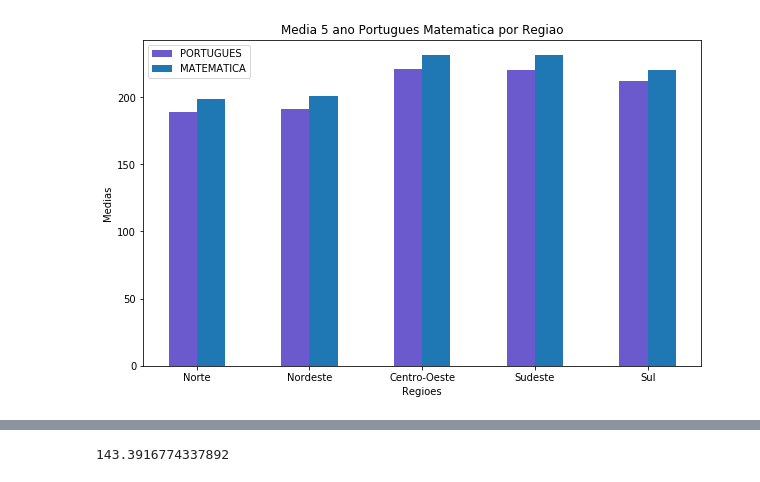
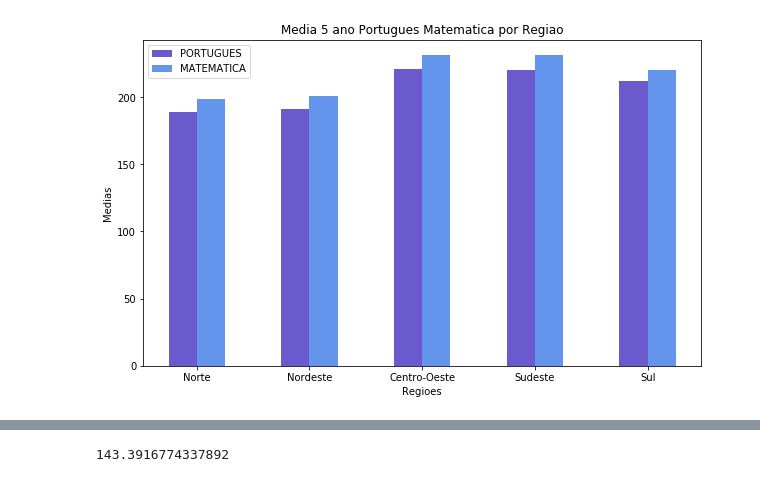
Before and after one commit to InfraSchools/analiseDados, a Jupyter notebook: novo_regioes.ipynb, the cells around one changed output, grey strips where cells are left out. Drawn from its saved outputs; the diff is of its cells as text; code cells hidden in the pictures.

```diff
--- a/novo_regioes.ipynb
+++ b/novo_regioes.ipynb
@@ -18,11 +18,11 @@ def medias_regiao(df_ori, regiao):
     df_media_MT = df_MT['MEDIA_5EF_MT'].sum()/len(df_MT['MEDIA_5EF_MT'])
     return (df_media_LP,df_media_MT)
 # %%
-df_ESC = ler_csv("ESCOLAS.CSV", '|', 'iso-8859-1', True)
-df_PU_ESC= ler_csv("ESCOLA_publicas.csv", ',', 'iso-8859-1', True)
-df_TS_ESC= ler_csv("TS_ESCOLA.csv", ',', 'iso-8859-1', True)
+df_ESC = ler_csv("./base/ESCOLAS.CSV", '|', 'iso-8859-1', True)
+df_PU_ESC= ler_csv("./base/ESCOLA_publicas.csv", ',', 'iso-8859-1', True)
+df_TS_ESC= ler_csv("./base/TS_ESCOLA.csv", ',', 'iso-8859-1', True)
 
-df_estados = ler_csv("EsatosNomeUFRegiao.csv", ',', 'iso-8859-1', True)
+df_estados = ler_csv("./base/EsatosNomeUFRegiao.csv", ',', 'iso-8859-1', True)
 # %%
 df7 = pd.merge(df_TS_ESC,df_ESC, left_on='ID_ESCOLA', right_on='CO_ENTIDADE',  how='left')
 # %%
@@ -37,18 +37,18 @@ regia_media_MT = [medias_regiao(df7, x)[1] for x in range(1,6)]
 # %%
 barWidth = 0.25
 r1 = np.arange(len(regia_media_LP))
 r2 = [x+barWidth for x in r1]
 
 plt.figure(figsize=(10,6))
 
 plt.bar(r1, regia_media_LP, color='#6A5ACD' , width=barWidth, label="PORTUGUES")
-plt.bar(r2, regia_media_MT, width=barWidth, label="MATEMATICA")
+plt.bar(r2, regia_media_MT, color='#6495ED' ,width=barWidth, label="MATEMATICA")
 
 plt.xticks([r+(barWidth/2) for r in range(len(regia_media_LP))],['Norte','Nordeste','Centro-Oeste','Sudeste','Sul'])
 plt.xlabel('Regioes')
 plt.ylabel('Medias')
 plt.title('Media 5 ano Portugues Matematica por Regiao')
 plt.legend()
 plt.show()
 # %% [output]
-[figure, old version]
+[figure, new version]
```
Also changed, not shown: parts of 19 cells of this notebook, 6 other files.
